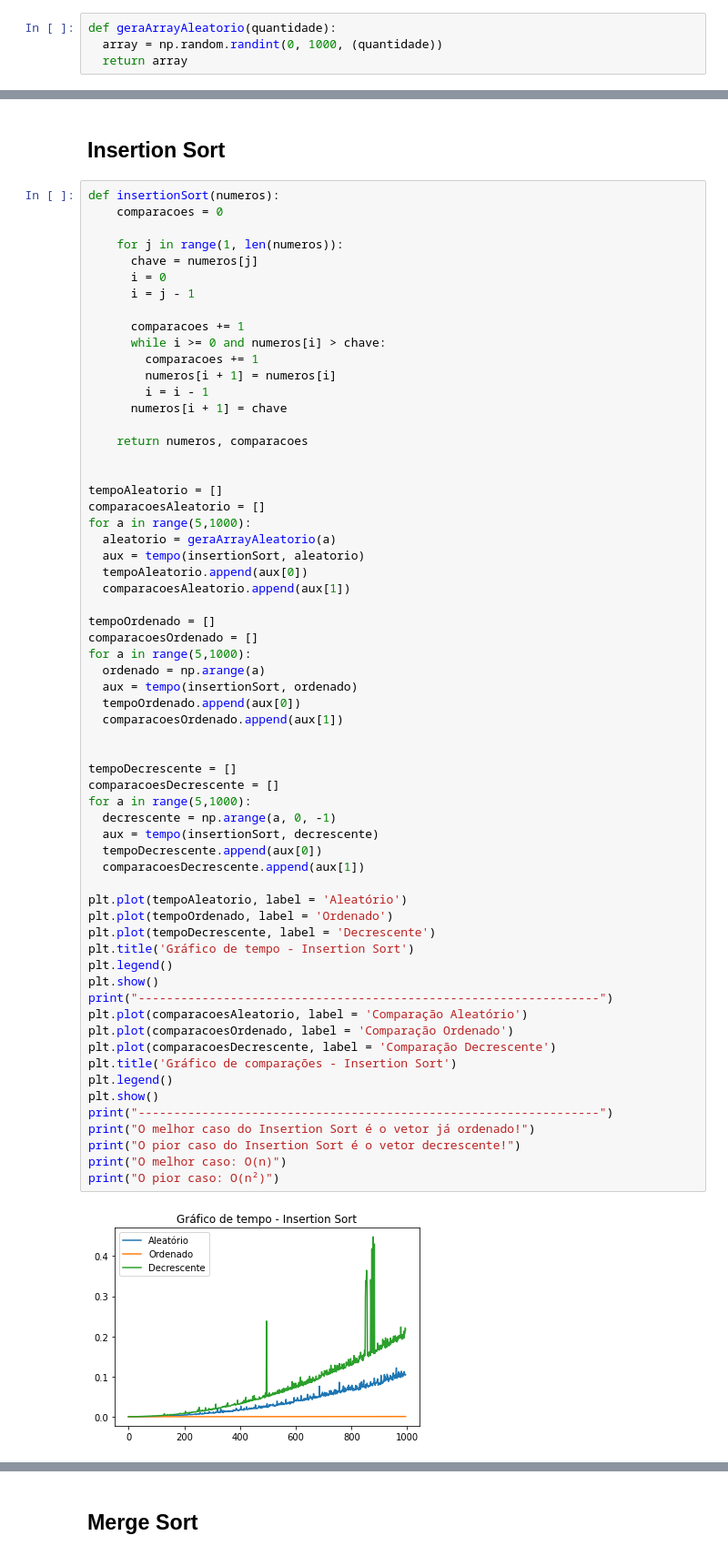
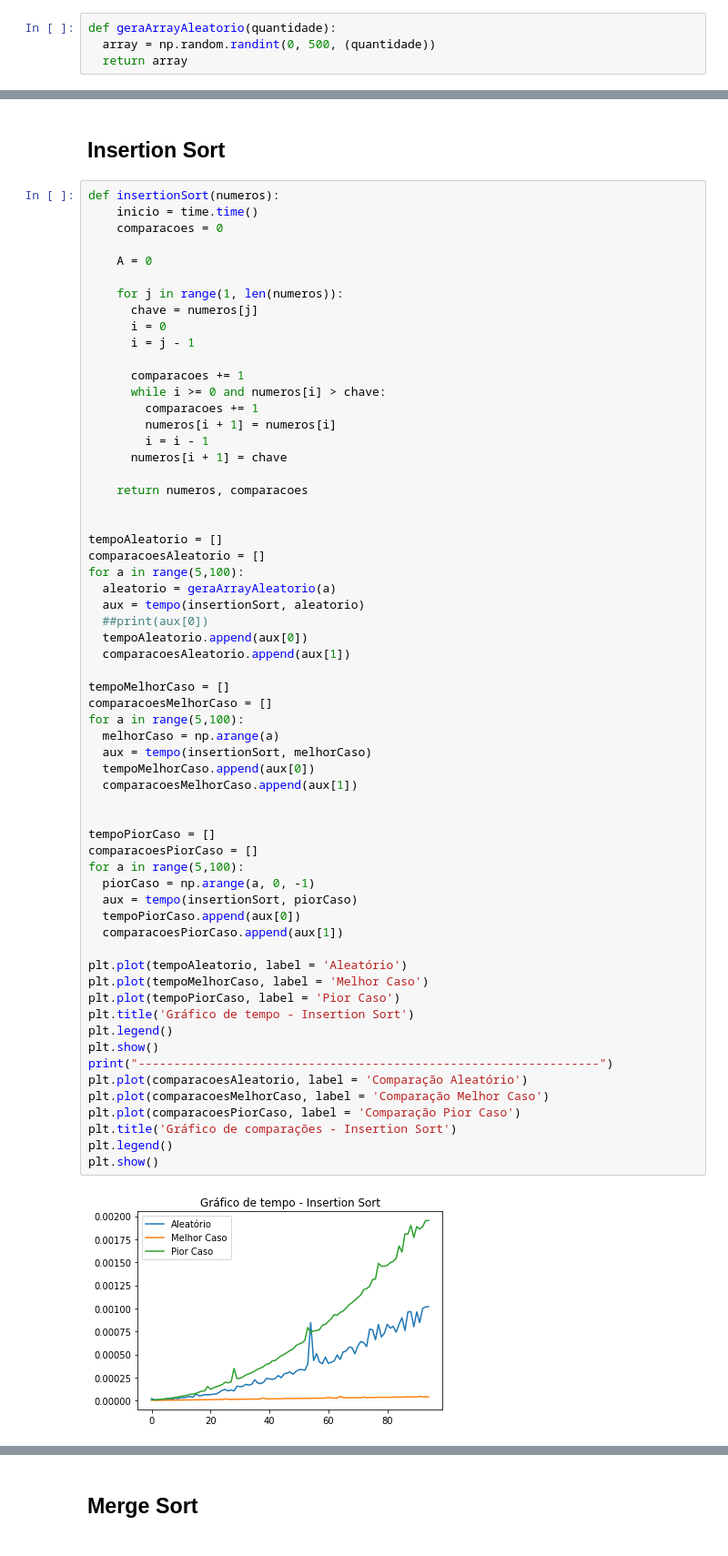
Before and after one commit to Arthss/Exerc-cio-de-CPA, a Jupyter notebook: Exercício_de_CPA.ipynb, the cells around one changed output, grey strips where cells are left out. Shown at 91% size. Drawn from its saved outputs; the diff is of its cells as text.

```diff
--- a/Exercício_de_CPA.ipynb
+++ b/Exercício_de_CPA.ipynb
@@ -41,7 +37,7 @@ global_1=0
 # Gerar array aleatório
 # %%
 def geraArrayAleatorio(quantidade):
-  array = np.random.randint(0, 1000, (quantidade))
+  array = np.random.randint(0, 500, (quantidade))
   return array
 # %%
 def tempo(algoritmo, arranjo):
@@ -59,7 +55,10 @@ def tempo(algoritmo, arranjo):
 ##  Insertion Sort
 # %%
 def insertionSort(numeros):
+    inicio = time.time()
     comparacoes = 0
+
+    A = 0
 
     for j in range(1, len(numeros)):
       chave = numeros[j]
@@ -69,56 +68,52 @@ def insertionSort(numeros):
       comparacoes += 1
       while i >= 0 and numeros[i] > chave:
         comparacoes += 1
         numeros[i + 1] = numeros[i]
         i = i - 1
       numeros[i + 1] = chave
 
     return numeros, comparacoes
 
 
 tempoAleatorio = []
 comparacoesAleatorio = []
-for a in range(5,1000):
+for a in range(5,100):
   aleatorio = geraArrayAleatorio(a)
   aux = tempo(insertionSort, aleatorio)
+  ##print(aux[0])
   tempoAleatorio.append(aux[0])
   comparacoesAleatorio.append(aux[1])
 
-tempoOrdenado = []
-comparacoesOrdenado = []
-for a in range(5,1000):
-  ordenado = np.arange(a)
-  aux = tempo(insertionSort, ordenado)
-  tempoOrdenado.append(aux[0])
-  comparacoesOrdenado.append(aux[1])
+tempoMelhorCaso = []
+comparacoesMelhorCaso = []
+for a in range(5,100):
+  melhorCaso = np.arange(a)
+  aux = tempo(insertionSort, melhorCaso)
+  tempoMelhorCaso.append(aux[0])
+  comparacoesMelhorCaso.append(aux[1])
 
 
-tempoDecrescente = []
-comparacoesDecrescente = []
-for a in range(5,1000):
-  decrescente = np.arange(a, 0, -1)
-  aux = tempo(insertionSort, decrescente)
-  tempoDecrescente.append(aux[0])
-  comparacoesDecrescente.append(aux[1])
+tempoPiorCaso = []
+comparacoesPiorCaso = []
+for a in range(5,100):
+  piorCaso = np.arange(a, 0, -1)
+  aux = tempo(insertionSort, piorCaso)
+  tempoPiorCaso.append(aux[0])
+  comparacoesPiorCaso.append(aux[1])
 
 plt.plot(tempoAleatorio, label = 'Aleatório')
-plt.plot(tempoOrdenado, label = 'Ordenado')
-plt.plot(tempoDecrescente, label = 'Decrescente')
+plt.plot(tempoMelhorCaso, label = 'Melhor Caso')
+plt.plot(tempoPiorCaso, label = 'Pior Caso')
 plt.title('Gráfico de tempo - Insertion Sort')
 plt.legend()
 plt.show()
 print("-----------------------------------------------------------------")
 plt.plot(comparacoesAleatorio, label = 'Comparação Aleatório')
-plt.plot(comparacoesOrdenado, label = 'Comparação Ordenado')
-plt.plot(comparacoesDecrescente, label = 'Comparação Decrescente')
+plt.plot(comparacoesMelhorCaso, label = 'Comparação Melhor Caso')
+plt.plot(comparacoesPiorCaso, label = 'Comparação Pior Caso')
 plt.title('Gráfico de comparações - Insertion Sort')
 plt.legend()
 plt.show()
-print("-----------------------------------------------------------------")
-print("O melhor caso do Insertion Sort é o vetor já ordenado!")
-print("O pior caso do Insertion Sort é o vetor decrescente!")
-print("O melhor caso: O(n)")
-print("O pior caso: O(n²)")
 # %% [output]
-[figure, old version]
+[figure, new version]
 -----------------------------------------------------------------
```
Also changed, not shown: parts of 29 cells of this notebook.
